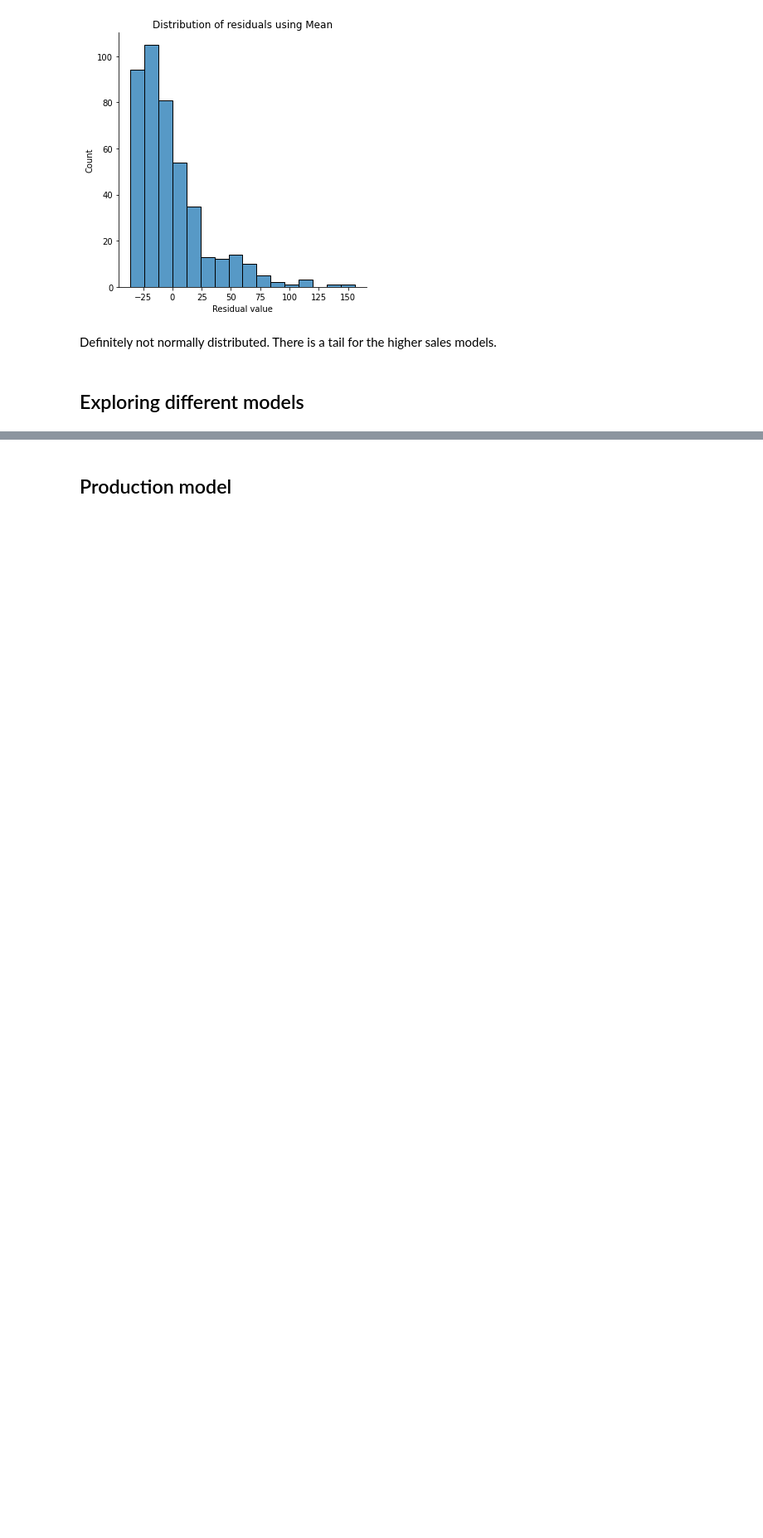
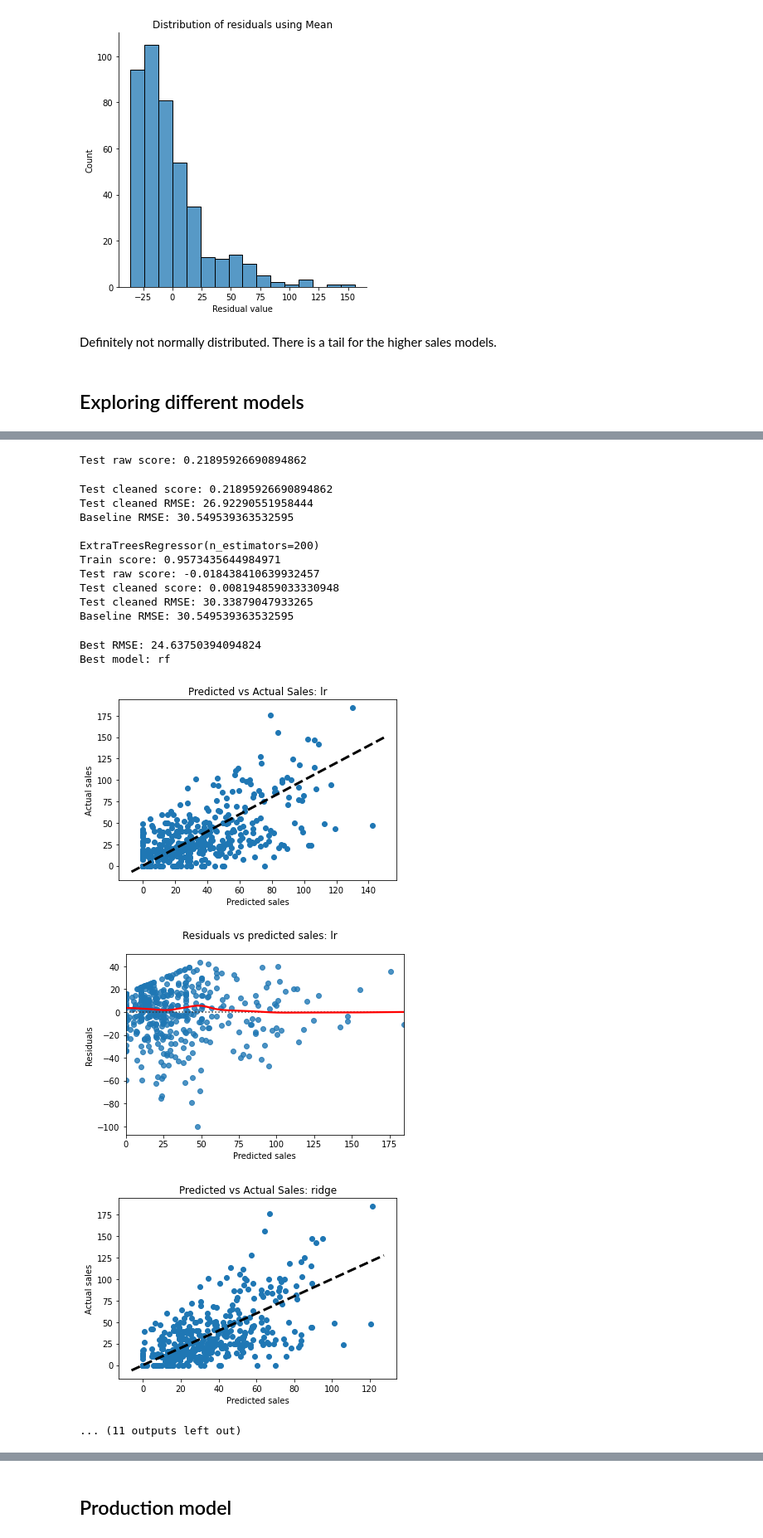
Before and after one commit to vmorenocosta/project-capstone-watch-sales, a Jupyter notebook: code/05_Regression_Predict_Sales.ipynb, the cells around one changed output, grey strips where cells are left out. Shown at 83% size. Drawn from its saved outputs; the diff is of its cells as text; code cells hidden in the pictures; blank space fills up the shorter version.

```diff
--- a/code/05_Regression_Predict_Sales.ipynb
+++ b/code/05_Regression_Predict_Sales.ipynb
@@ -86,0 +40,10 @@ memory usage: 80.8+ KB
+# %%
+attributes = ['max_cart_qty','country_of_origin','warranty', 'band_color', 'band_material',
+       'case_material', 'dial_color', 'case_size', 'gender', 'color',
+       'retail_price', 'collection', 'clasp_type', 'water_resistance',
+       'movement_type']
+
+X = df_models[attributes]
+
+# Check no null values in X
+df_models[df_models.isna()].sum().sum() #Should return 0
@@ -132,3 +108,0 @@ NameError: name 'ct' is not defined
-# %%
-pipe_lr.fit(X_train,y_train)
-pipe_lr.score(X_train,y_train), pipe_lr.score(X_test,y_test)
@@ -274,17 +111,3 @@ models = [('lr',LinearRegression()), ('ridge',RidgeCV(alphas=np.logspace(0,5,100
           ('lasso',LassoCV(alphas=np.arange(0.001,10,1))),('knn',KNeighborsRegressor(n_neighbors=3)),
           ('rf', RandomForestRegressor(n_estimators=500)), ('ab', AdaBoostRegressor(base_estimator=RandomForestRegressor())),
           ('et', ExtraTreesRegressor(n_estimators=200))]
-# %%
-best_rmse = 1000000
-dcolumnsreds = X_test.copy()
-df_preds['y_test'] = y_test
-df_preds = df_preds[['y_test']]
-for model in models:
-    preds, rmse = create_evaluate_model(model, X, y)
-    df_preds[f'preds_{model[0]}'] = preds
-    if rmse < best_rmse:
-        best_rmse = rmse
-        best_model = model[0]
-
-print('Best RMSE:', best_rmse)
-print('Best model:', best_model)
@@ -290,0 +129,14 @@ print('Best model:', best_model)
+# %%
+best_rmse = 1000000
+df_preds = pd.DataFrame(y_test.values, columns=['y_test'])
+# %%
+for model in models:
+    preds, rmse = create_evaluate_model(model, X_train, X_test, y_train, y_test)
+    df_preds[f'preds_{model[0]}'] = preds
+    if rmse < best_rmse:
+        best_rmse = rmse
+        best_model = model[0]
+
+print('Best RMSE:', best_rmse)
+print('Best model:', best_model)
+# %% [output]
@@ -291,3 +190,20 @@ print('Best model:', best_model)
+Test raw score: 0.21895926690894862
+Test cleaned score: 0.21895926690894862
+Test cleaned RMSE: 26.92290551958444
+Baseline RMSE: 30.549539363532595
+
+ExtraTreesRegressor(n_estimators=200)
+Train score: 0.9573435644984971
+Test raw score: -0.018438410639932457
+Test cleaned score: 0.008194859033330948
+Test cleaned RMSE: 30.33879047933265
+Baseline RMSE: 30.549539363532595
+Best RMSE: 24.63750394094824
+Best model: rf
+[figure, added]
+[figure, added]
+[figure, added]
+... (11 outputs left out)
 # %%
 df_preds_avg = df_preds[['preds_ridge','preds_rf']]
 df_preds['avg'] = 0
```
Also changed, not shown: parts of 32 cells of this notebook, 14 other files.
